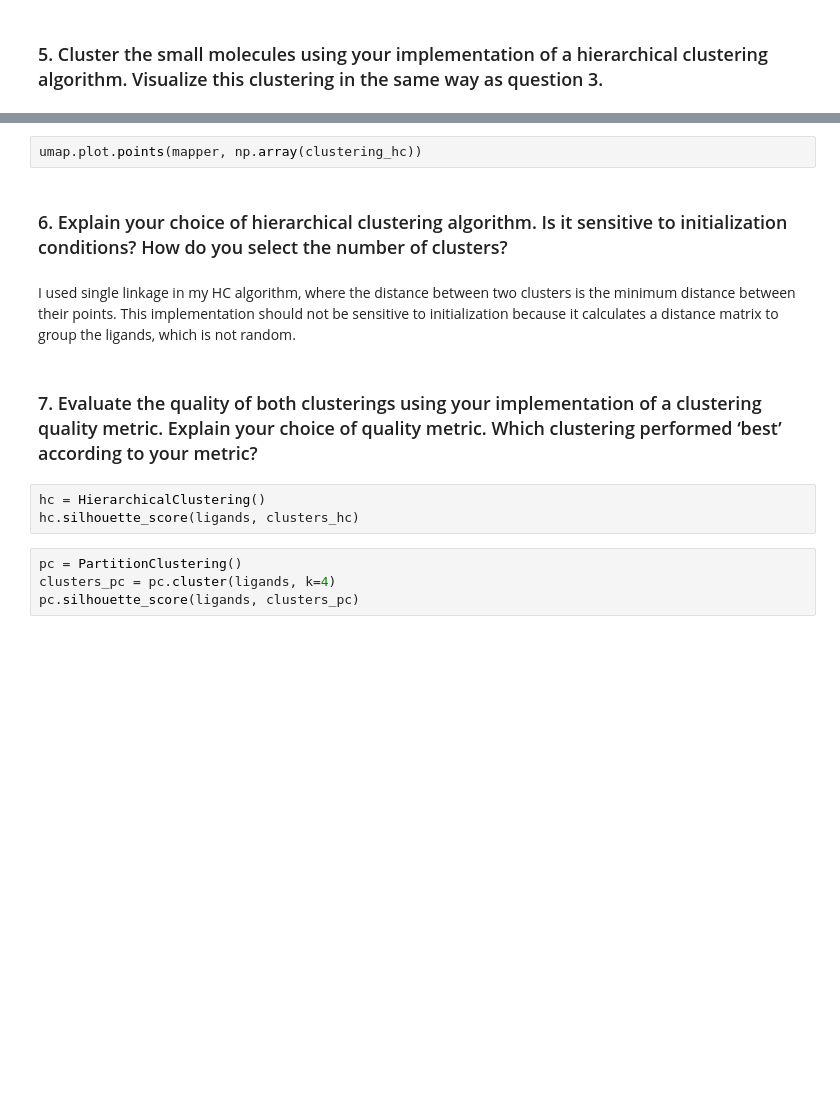
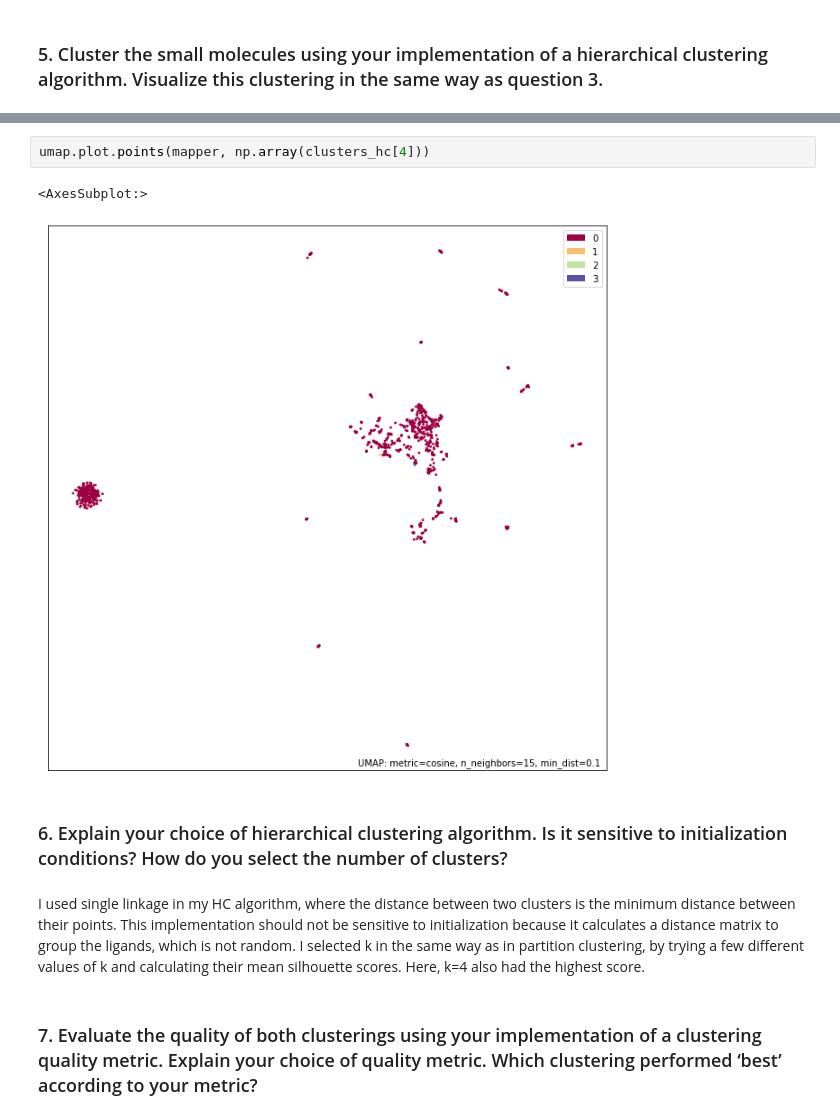
Before and after one commit to maggietsui/Project2, a Jupyter notebook: Margaret_Tsui_BMI203_HW2.ipynb, the cells around one changed output, grey strips where cells are left out. Cells and saved outputs as stored; diff of their text form; blank space fills up the shorter version.

```diff
--- a/Margaret_Tsui_BMI203_HW2.ipynb
+++ b/Margaret_Tsui_BMI203_HW2.ipynb
@@ -157,15 +103,11 @@ for i in range(len(clusters_hc)):
 # %%
-umap.plot.points(mapper, np.array(clustering_hc))
+umap.plot.points(mapper, np.array(clusters_hc[4]))
+# %% [output]
+<AxesSubplot:>
+[figure, added]
 # %% [markdown]
 ### 6. Explain your choice of hierarchical clustering algorithm. Is it sensitive to initialization conditions? How do you select the number of clusters?
 # %% [markdown]
-I used single linkage in my HC algorithm, where the distance between two clusters is the minimum distance between their points. This implementation should not be sensitive to initialization because it calculates a distance matrix to group the ligands, which is not random.
+I used single linkage in my HC algorithm, where the distance between two clusters is the minimum distance between their points. This implementation should not be sensitive to initialization because it calculates a distance matrix to group the ligands, which is not random. I selected k in the same way as in partition clustering, by trying a few different values of k and calculating their mean silhouette scores. Here, k=4 also had the highest score.
 # %% [markdown]
 ### 7. Evaluate the quality of both clusterings using your implementation of a clustering quality metric. Explain your choice of quality metric. Which clustering performed ‘best’ according to your metric?
-# %%
-hc = HierarchicalClustering()
-hc.silhouette_score(ligands, clusters_hc)
-# %%
-pc = PartitionClustering()
-clusters_pc = pc.cluster(ligands, k=4)
-pc.silhouette_score(ligands, clusters_pc)
```
Also changed, not shown: parts of 50 cells of this notebook, 1 other file.
